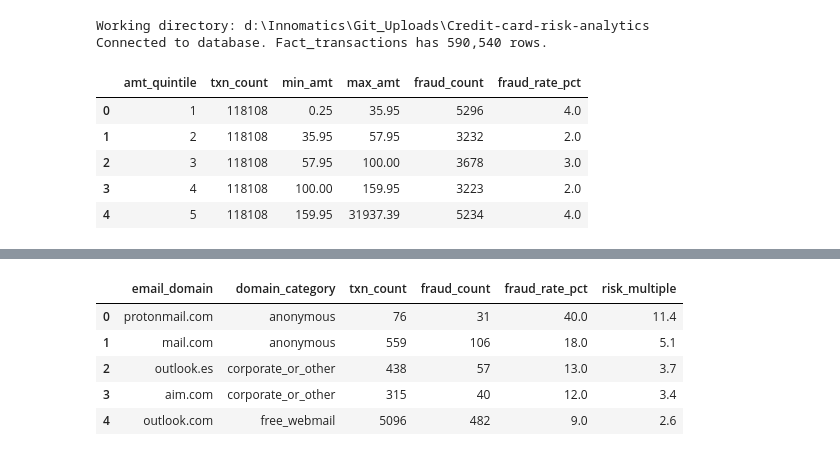
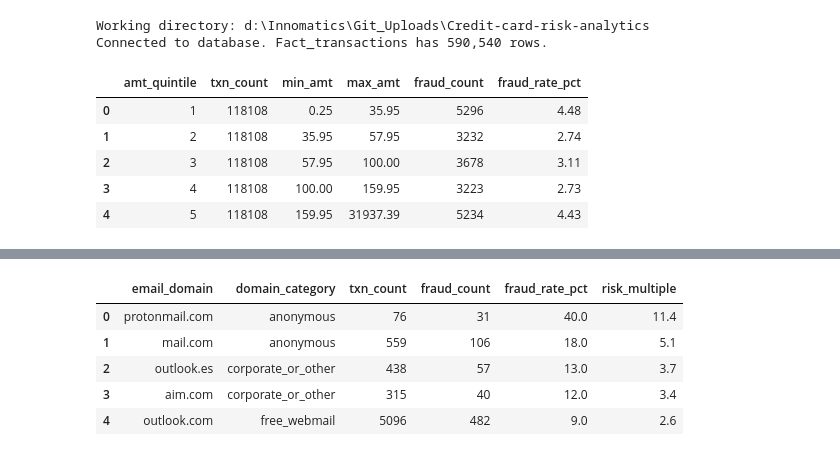
Before and after one commit to ShenbagaArunK/Credit-card-risk-analytics-sql-python, a Jupyter notebook: notebooks/05_phase4_segmentation.ipynb, the cells around one changed output, grey strips where cells are left out. Saved outputs shown, nothing was run; the diff lists cells and outputs as text; code cells hidden in the pictures.

```diff
--- a/notebooks/05_phase4_segmentation.ipynb
+++ b/notebooks/05_phase4_segmentation.ipynb
@@ -39,39 +39,39 @@ Connected to database. Fact_transactions has 590,540 rows.
 # %%
 ## Query 1 --  Fraud rate by amount quintile
 
 query1 = """
 
 with amt_buckets as(
 	select
 			transaction_id,
 			is_fraud,
 			transaction_amt,
 			ntile(5) over (order by transaction_amt) as amt_quintile
 	from fraud_dw.fact_transactions
 )
 
 select
 		amt_quintile,
 		count(*) 						as txn_count,
 		round(min(transaction_amt),2) 	as min_amt,
 		round(max(transaction_amt),2)	as max_amt,
 		count(*) filter(where is_fraud)	as fraud_count,
-		round(100 * count(*)
+		round(100.0 * count(*)
 			filter (where is_fraud)/count(*),2)		as fraud_rate_pct
 from amt_buckets
 group by amt_quintile
 order by amt_quintile;
 """
 
 df1 = pd.read_sql(query1,engine)
 df1
 # %% [output]
 |  | amt_quintile | txn_count | min_amt | max_amt | fraud_count | fraud_rate_pct |
-| 0 | 1 | 118108 | 0.25 | 35.95 | 5296 | 4.0 |
-| 1 | 2 | 118108 | 35.95 | 57.95 | 3232 | 2.0 |
-| 2 | 3 | 118108 | 57.95 | 100.00 | 3678 | 3.0 |
-| 3 | 4 | 118108 | 100.00 | 159.95 | 3223 | 2.0 |
-| 4 | 5 | 118108 | 159.95 | 31937.39 | 5234 | 4.0 |
+| 0 | 1 | 118108 | 0.25 | 35.95 | 5296 | 4.48 |
+| 1 | 2 | 118108 | 35.95 | 57.95 | 3232 | 2.74 |
+| 2 | 3 | 118108 | 57.95 | 100.00 | 3678 | 3.11 |
+| 3 | 4 | 118108 | 100.00 | 159.95 | 3223 | 2.73 |
+| 4 | 5 | 118108 | 159.95 | 31937.39 | 5234 | 4.43 |
 # %%
 ## Q1 plot
 
```
Also changed, not shown: parts of 2 cells of this notebook, 5 other files.
